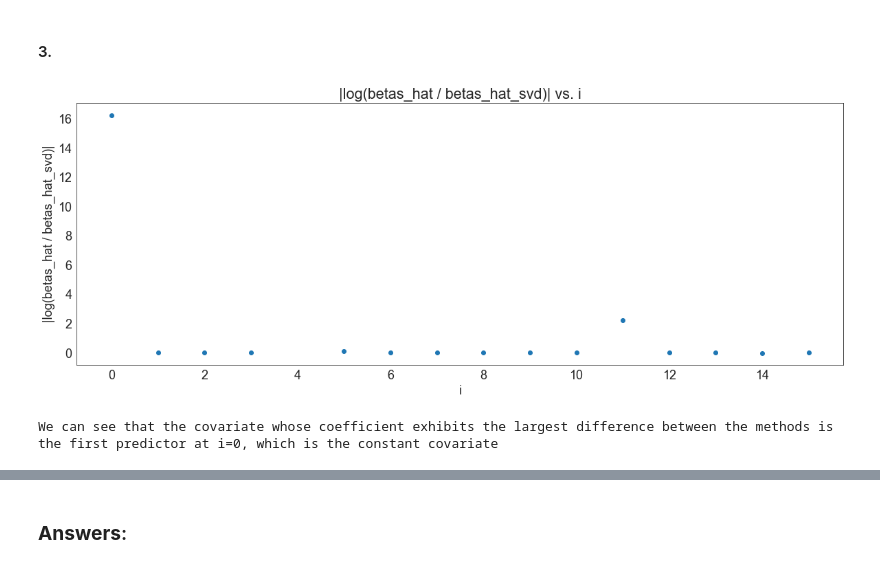
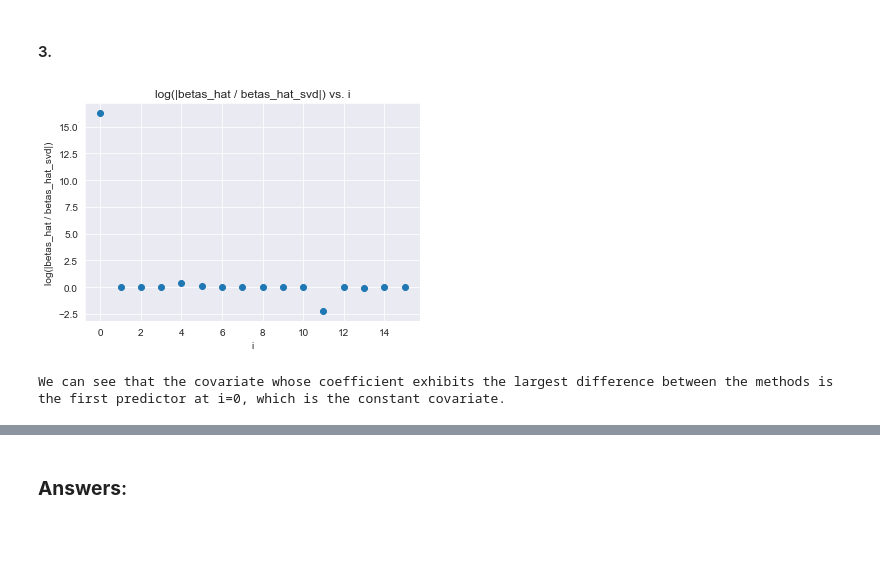
Before and after one commit to Nesher123/advanced-statistics, a Jupyter notebook: hw4/hw4.ipynb, the cells around one changed output, grey strips where cells are left out. Drawn from its saved outputs; the diff is of its cells as text; code cells hidden in the pictures; blank space fills up the shorter version.

```diff
--- a/hw4/hw4.ipynb
+++ b/hw4/hw4.ipynb
@@ -177,14 +183,14 @@ Both methods resulted in similar fitted responses! :)
 # %% [markdown]
 #### 3.
 # %%
-plt.scatter(list(range(0, p)), np.abs(np.log(betas_hat / betas_hat_svd)))
+plt.scatter(list(range(0, p)), np.log(np.abs(betas_hat / betas_hat_svd)))
 plt.xlabel('i')
-plt.ylabel('|log(betas_hat / betas_hat_svd)|')
-plt.title('|log(betas_hat / betas_hat_svd)| vs. i')
+plt.ylabel('log(|betas_hat / betas_hat_svd|)')
+plt.title('log(|betas_hat / betas_hat_svd|) vs. i')
 plt.show()
 
 print(
-    'We can see that the covariate whose coefficient exhibits the largest difference between the methods is the first predictor at i=0, which is the constant covariate')
+    'We can see that the covariate whose coefficient exhibits the largest difference between the methods is the first predictor at i=0, which is the constant covariate.')
 # %% [output]
-[figure, old version]
+[figure, new version]
-We can see that the covariate whose coefficient exhibits the largest difference between the methods is the first predictor at i=0, which is the constant covariate
+We can see that the covariate whose coefficient exhibits the largest difference between the methods is the first predictor at i=0, which is the constant covariate.
```
Also changed, not shown: parts of 7 cells of this notebook.
